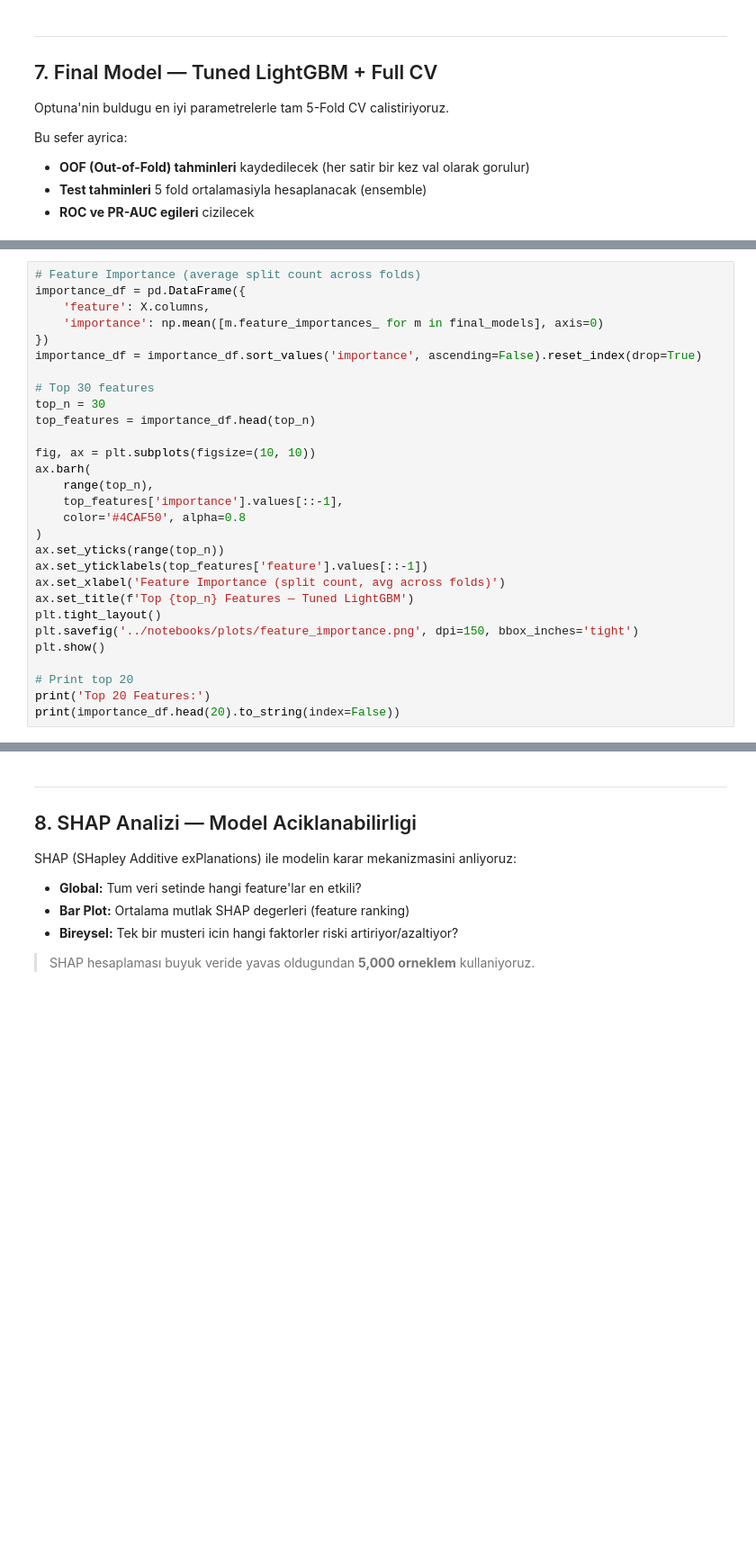
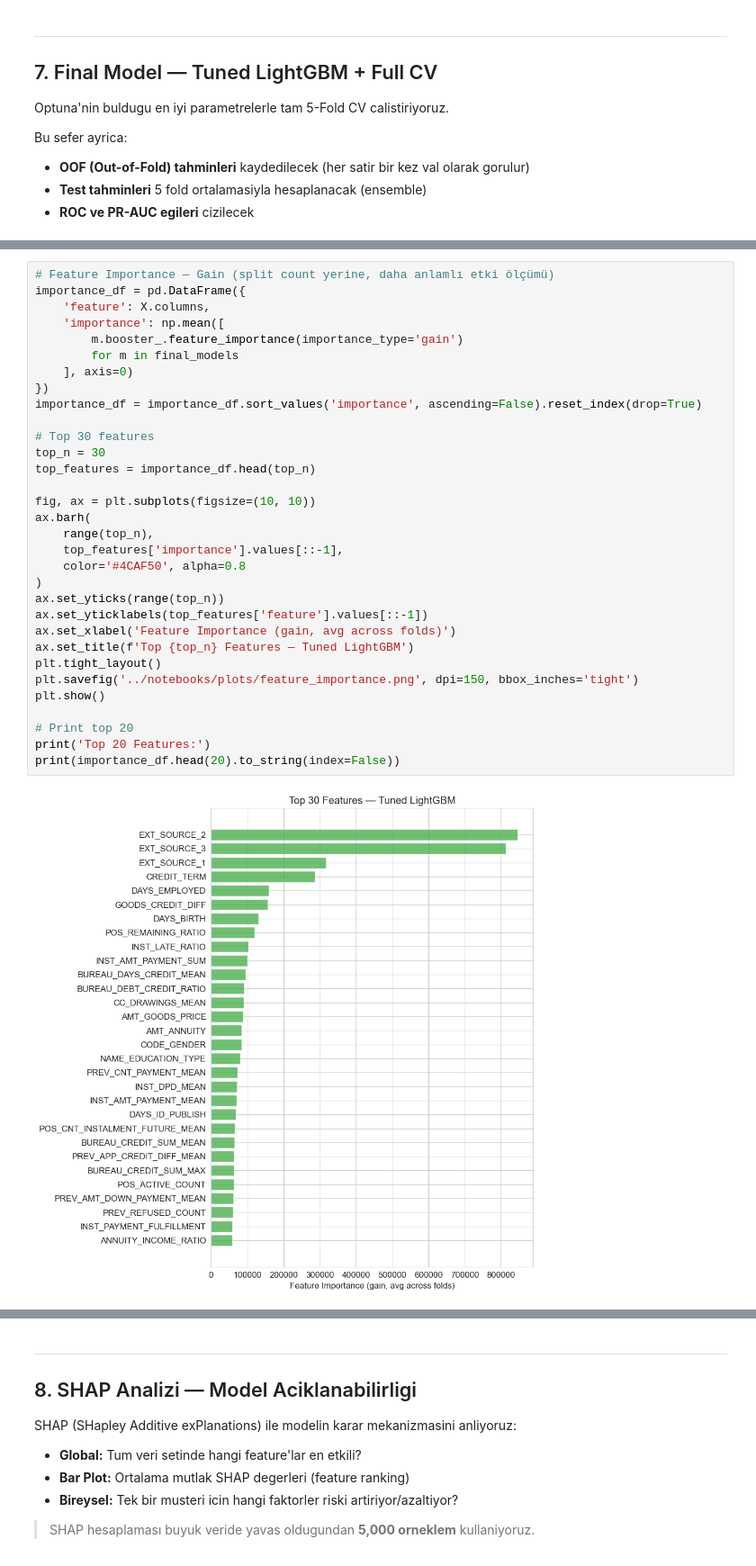
Before and after one commit to busrakurunceng/Ai_Credit_Risk, a Jupyter notebook: notebooks/04_modeling.ipynb, the cells around one changed output, grey strips where cells are left out. Shown at 90% size. Cells and saved outputs as stored; diff of their text form; blank space fills up the shorter version.

```diff
--- a/notebooks/04_modeling.ipynb
+++ b/notebooks/04_modeling.ipynb
@@ -838,29 +1128,34 @@ plt.show()
 # %%
-# Feature Importance (average split count across folds)
+# Feature Importance — Gain (split count yerine, daha anlamlı etki ölçümü)
 importance_df = pd.DataFrame({
     'feature': X.columns,
-    'importance': np.mean([m.feature_importances_ for m in final_models], axis=0)
+    'importance': np.mean([
+        m.booster_.feature_importance(importance_type='gain')
+        for m in final_models
+    ], axis=0)
 })
 importance_df = importance_df.sort_values('importance', ascending=False).reset_index(drop=True)
 
 # Top 30 features
 top_n = 30
 top_features = importance_df.head(top_n)
 
 fig, ax = plt.subplots(figsize=(10, 10))
 ax.barh(
     range(top_n),
     top_features['importance'].values[::-1],
     color='#4CAF50', alpha=0.8
 )
 ax.set_yticks(range(top_n))
 ax.set_yticklabels(top_features['feature'].values[::-1])
-ax.set_xlabel('Feature Importance (split count, avg across folds)')
+ax.set_xlabel('Feature Importance (gain, avg across folds)')
 ax.set_title(f'Top {top_n} Features — Tuned LightGBM')
 plt.tight_layout()
 plt.savefig('../notebooks/plots/feature_importance.png', dpi=150, bbox_inches='tight')
 plt.show()
 
 # Print top 20
 print('Top 20 Features:')
 print(importance_df.head(20).to_string(index=False))
+# %% [output]
+[figure, added]
```
Also changed, not shown: parts of 21 cells of this notebook.
